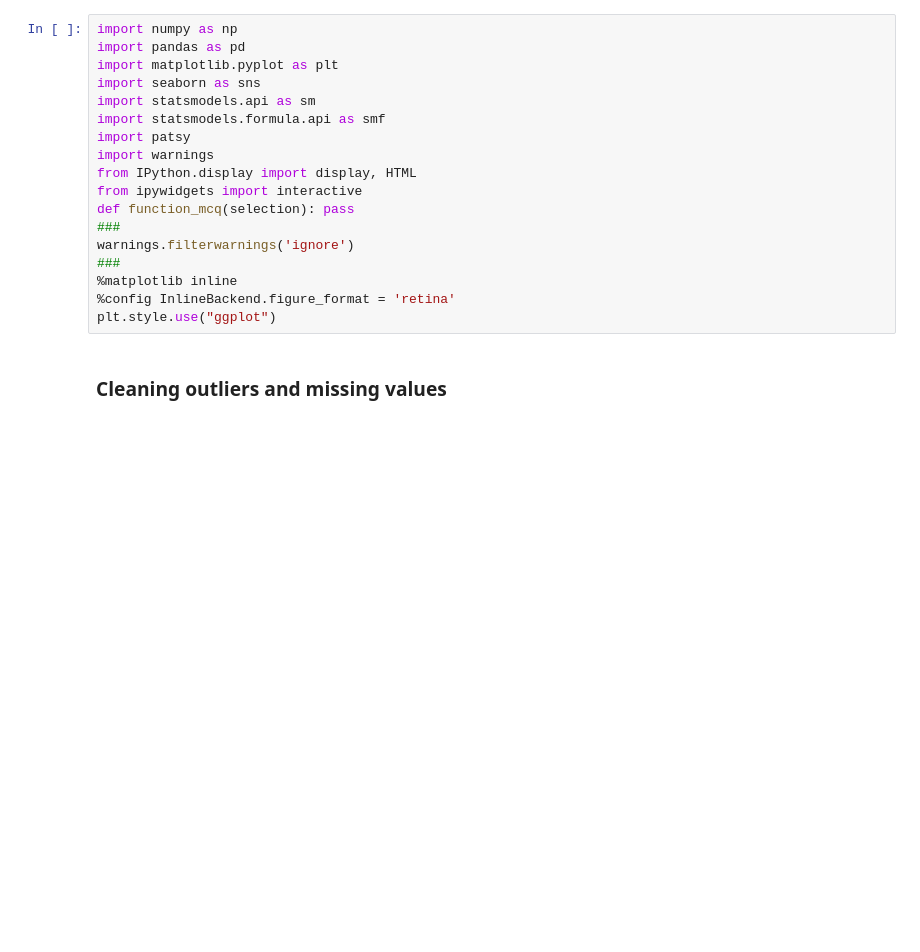
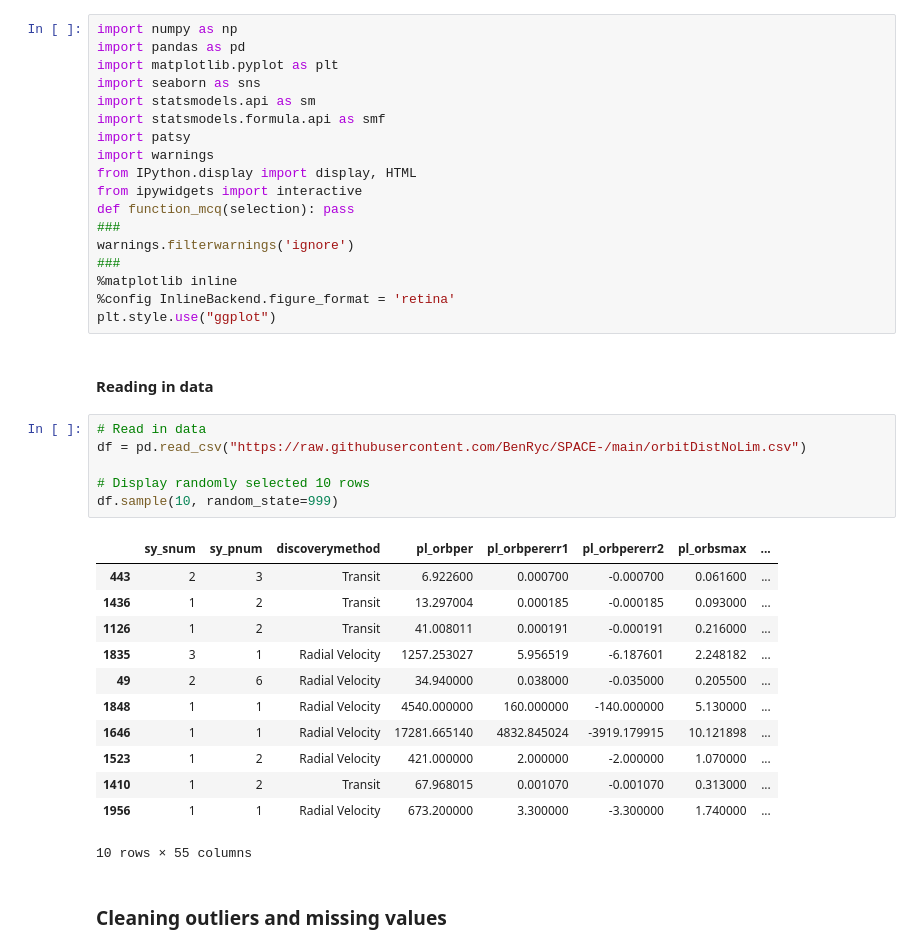
Before and after one commit to BenRyc/SPACE-, a Jupyter notebook: Phase2_Report.ipynb, the cells around one changed output. Cells and saved outputs as stored; diff of their text form; blank space fills up the shorter version.

```diff
--- a/Phase2_Report.ipynb
+++ b/Phase2_Report.ipynb
@@ -160,5 +160,26 @@ warnings.filterwarnings('ignore')
 %matplotlib inline
 %config InlineBackend.figure_format = 'retina'
 plt.style.use("ggplot")
+# %% [markdown]
+#### Reading in data
+# %%
+# Read in data
+df = pd.read_csv("https://raw.githubusercontent.com/BenRyc/SPACE-/main/orbitDistNoLim.csv")
+
+# Display randomly selected 10 rows
+df.sample(10, random_state=999)
+# %% [output]
+|  | sy_snum | sy_pnum | discoverymethod | pl_orbper | pl_orbpererr1 | pl_orbpererr2 | pl_orbsmax | ... |
+| 443 | 2 | 3 | Transit | 6.922600 | 0.000700 | -0.000700 | 0.061600 | ... |
+| 1436 | 1 | 2 | Transit | 13.297004 | 0.000185 | -0.000185 | 0.093000 | ... |
+| 1126 | 1 | 2 | Transit | 41.008011 | 0.000191 | -0.000191 | 0.216000 | ... |
+| 1835 | 3 | 1 | Radial Velocity | 1257.253027 | 5.956519 | -6.187601 | 2.248182 | ... |
+| 49 | 2 | 6 | Radial Velocity | 34.940000 | 0.038000 | -0.035000 | 0.205500 | ... |
+| 1848 | 1 | 1 | Radial Velocity | 4540.000000 | 160.000000 | -140.000000 | 5.130000 | ... |
+| 1646 | 1 | 1 | Radial Velocity | 17281.665140 | 4832.845024 | -3919.179915 | 10.121898 | ... |
+| 1523 | 1 | 2 | Radial Velocity | 421.000000 | 2.000000 | -2.000000 | 1.070000 | ... |
+| 1410 | 1 | 2 | Transit | 67.968015 | 0.001070 | -0.001070 | 0.313000 | ... |
+| 1956 | 1 | 1 | Radial Velocity | 673.200000 | 3.300000 | -3.300000 | 1.740000 | ... |
+10 rows × 55 columns
 # %% [markdown]
 ### Cleaning outliers and missing values
```
Also changed, not shown: parts of 21 cells of this notebook.
